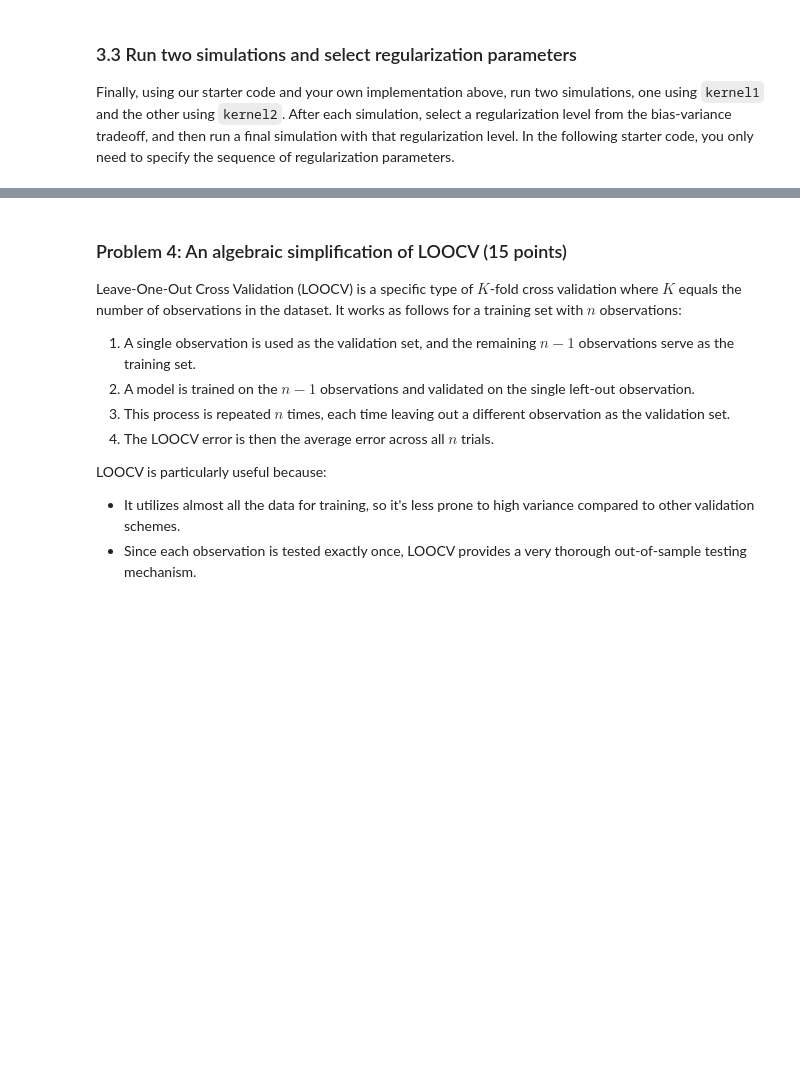
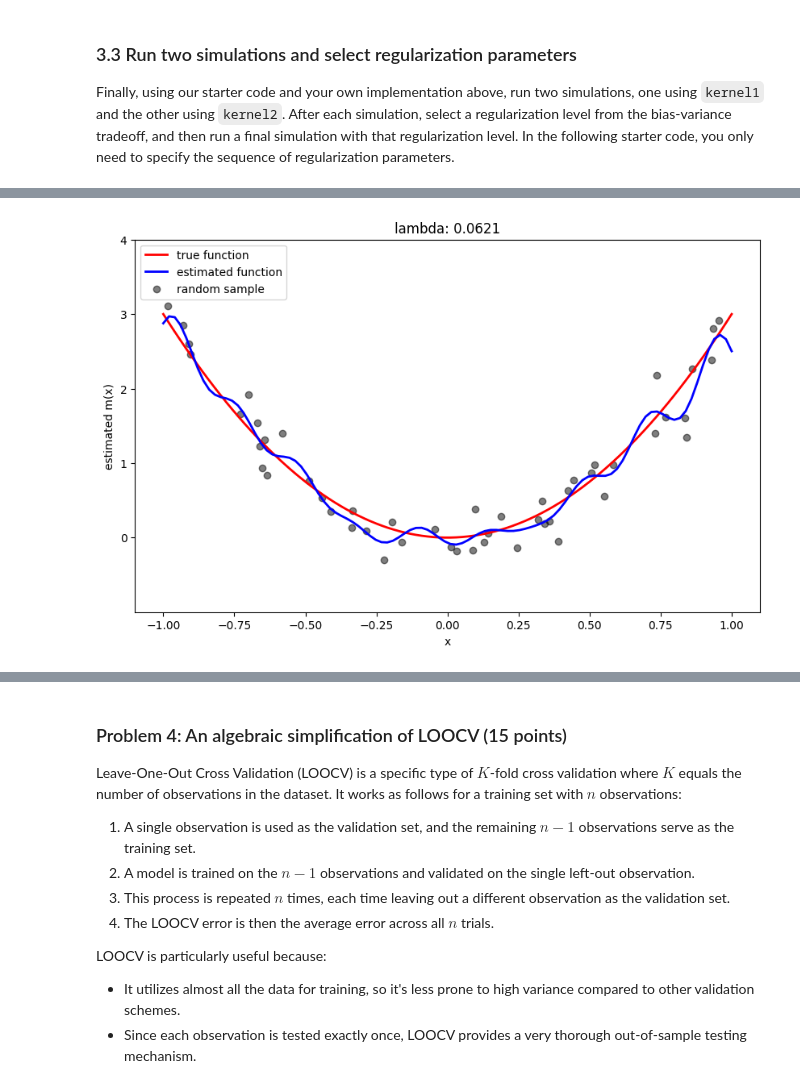
Before and after one commit to joycqu17/365, a Jupyter notebook: assignments/assn1/assn1.ipynb, the cells around one changed output, grey strips where cells are left out. Drawn from its saved outputs; the diff is of its cells as text; code cells hidden in the pictures; blank space fills up the shorter version.

```diff
--- a/assignments/assn1/assn1.ipynb
+++ b/assignments/assn1/assn1.ipynb
@@ -378,3 +405,5 @@ run_simulation(kernel1, lmbdas)
 # %%
-lambda_hat = # set the optimal lambda
+lambda_hat = 0.06210526315789474
 run_simulation(kernel1, [lambda_hat], show_bias_variance=False)
+# %% [output]
+[figure, added]
```
Also changed, not shown: parts of 8 cells of this notebook.
